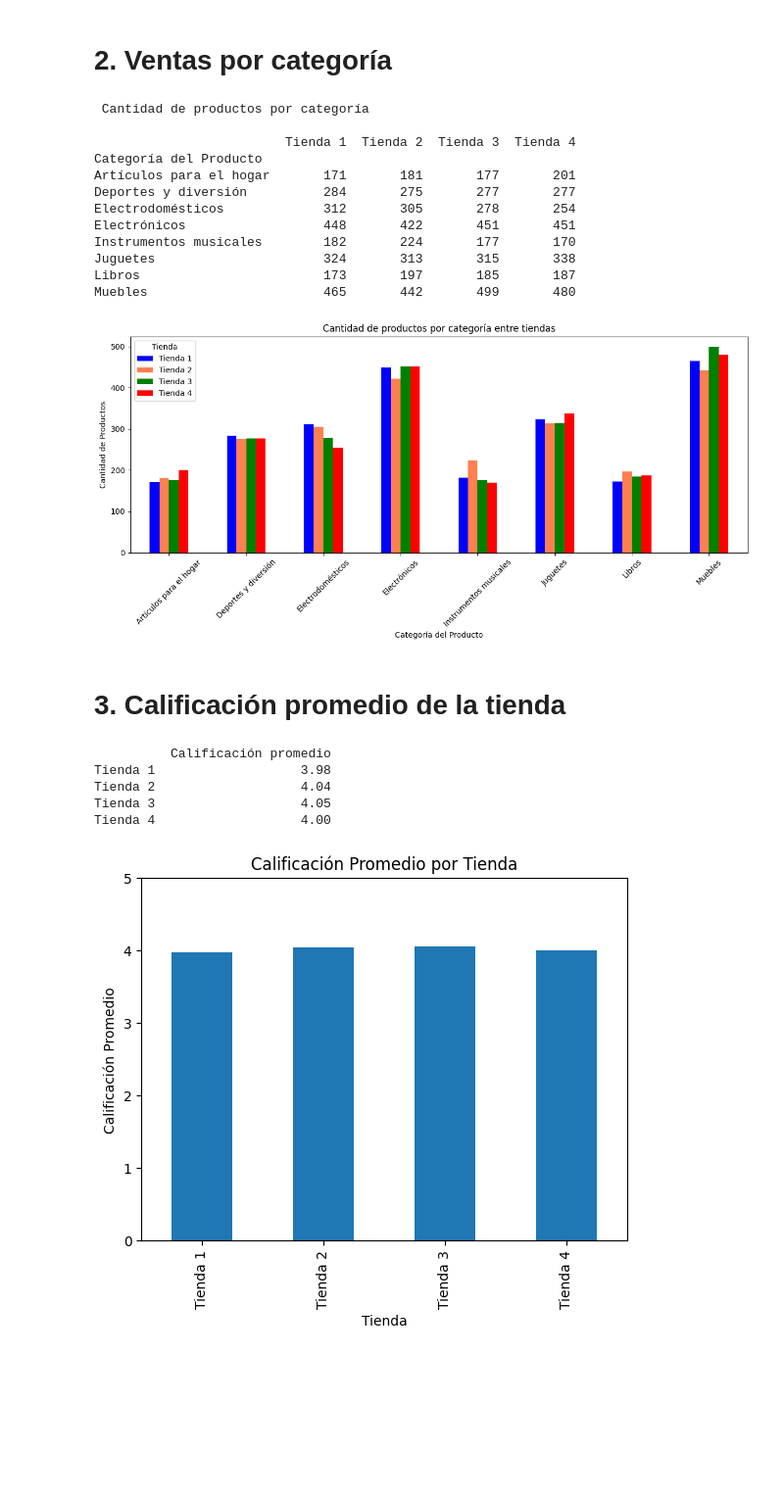
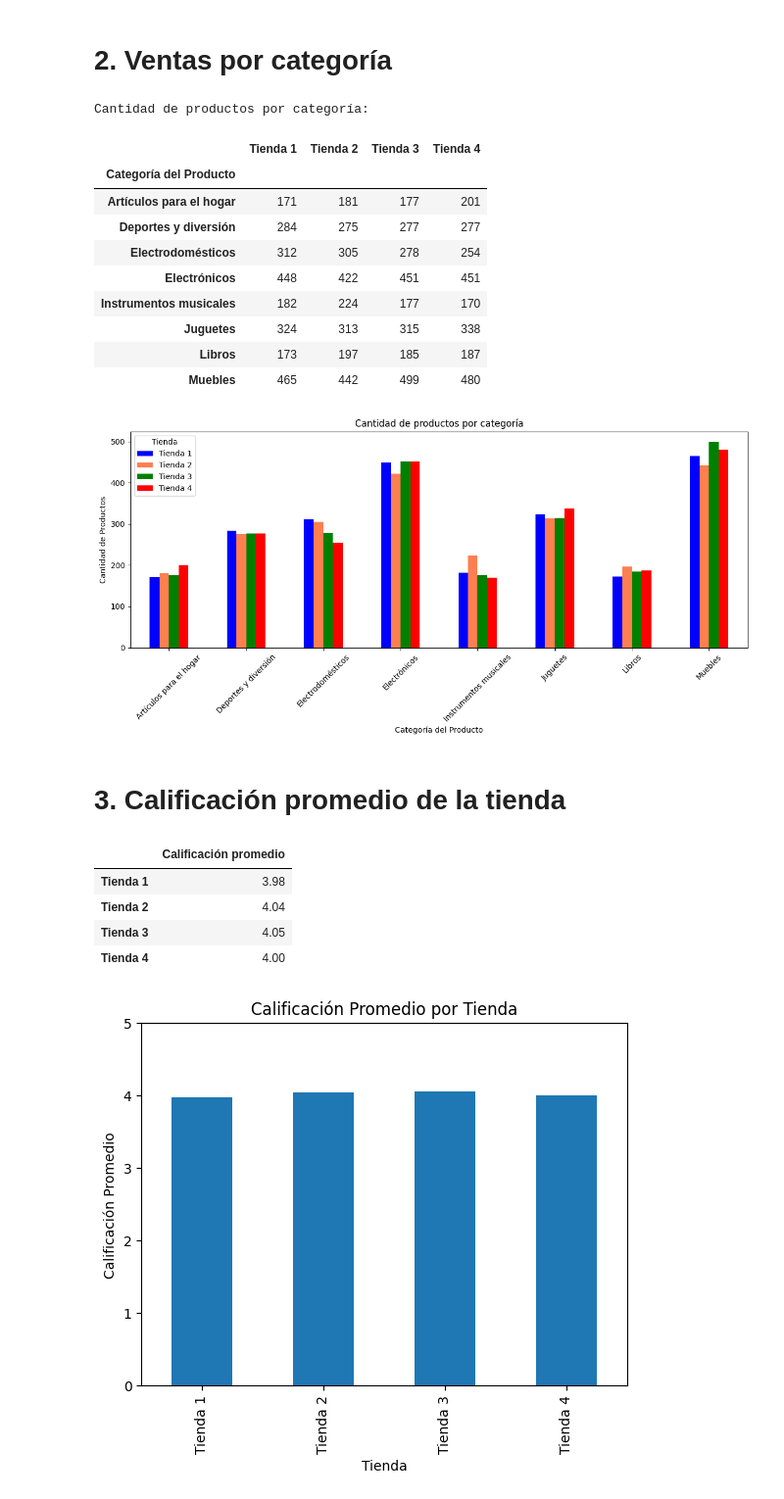
Before and after one commit to H31muth/Challenge1-data-science-latam, a Jupyter notebook: ChallengesManejoDtosPython.ipynb, the cells around one changed output. Shown: that part at 98% size. Drawn from its saved outputs; the diff is of its cells as text; code cells hidden in the pictures; blank space fills up the shorter version.

```diff
--- a/ChallengesManejoDtosPython.ipynb
+++ b/ChallengesManejoDtosPython.ipynb
@@ -74,52 +70,52 @@ tiendas = {'Tienda 1': tienda, 'Tienda 2': tienda2, 'Tienda 3': tienda3, 'Tienda
 graficar = {}   # Diccionario para guardar resumenes por Tienda y luego graficarlos
 # %%
 for nombre, df in tiendas.items():                                            # recorre el DF de cada tienda
-  SumaxCategoria = df.groupby('Categoría del Producto')['Producto'].count()   # groupby ordena el DF por categoría y luego los cuenta
-  resumen = SumaxCategoria.sort_values(ascending=False)                       # ordena las ventas de mayor a menor
-  graficar[nombre] = resumen                                                  # guarda el resumen en el diccionario graficar
-union_resumen=pd.DataFrame(graficar)
-print(f'\n\n Cantidad de productos por categoría \n')
-print(union_resumen)
+  SumaxCategoria = df.groupby('Categoría del Producto')['Producto'].count()   # groupby agrupa el DF por categoría y luego los cuenta
+  graficar[nombre] = SumaxCategoria                                           # guarda SumaxCategoria en el diccionario graficar, cada tienda (nombre) es una llave
+union_resumen=pd.DataFrame(graficar)                                          # cambia el diccionario a DF, donde las claves pasan a columnas y los valores (categorías) pasan a ser las filas
+print(f'\n\033[1mCantidad de productos por categoría:\033[0m\n')
+display(union_resumen)
 # %% [output]
- Cantidad de productos por categoría
-
-                         Tienda 1  Tienda 2  Tienda 3  Tienda 4
-Categoría del Producto
-Artículos para el hogar       171       181       177       201
-Deportes y diversión          284       275       277       277
-Electrodomésticos             312       305       278       254
-Electrónicos                  448       422       451       451
-Instrumentos musicales        182       224       177       170
-Juguetes                      324       313       315       338
-Libros                        173       197       185       187
-Muebles                       465       442       499       480
+Cantidad de productos por categoría:
+|  | Tienda 1 | Tienda 2 | Tienda 3 | Tienda 4 |
+| Categoría del Producto |  |  |  |  |
+| Artículos para el hogar | 171 | 181 | 177 | 201 |
+| Deportes y diversión | 284 | 275 | 277 | 277 |
+| Electrodomésticos | 312 | 305 | 278 | 254 |
+| Electrónicos | 448 | 422 | 451 | 451 |
+| Instrumentos musicales | 182 | 224 | 177 | 170 |
+| Juguetes | 324 | 313 | 315 | 338 |
+| Libros | 173 | 197 | 185 | 187 |
+| Muebles | 465 | 442 | 499 | 480 |
 # %%
 colores = ['blue', 'coral', 'green', 'red']      # distintos colores para diferenciar a cada tienda
 union_resumen.plot(kind='bar', figsize=(12, 6), color=colores)                       # cada barra representa una tienda, agrupadas por categoría
-plt.title('Cantidad de productos por categoría entre tiendas')
+plt.title('Cantidad de productos por categoría')
 plt.xlabel('Categoría del Producto')
 plt.ylabel('Cantidad de Productos')
 plt.xticks(rotation=45)                                                # gira las etiquetas
 plt.legend(title='Tienda')
 plt.tight_layout()                                                     # ajusta automáticamente el espaciado
 plt.show()
 # %% [output]
-[figure, old version]
+[figure, new version]
 # %% [markdown]
 # 3. Calificación promedio de la tienda
 # %%
 pd.reset_option('display.float_format')   # resetear formato global para que muestre decimales
 
-prom_calificaciones = {nombre: df['Calificación'].mean() for nombre, df in tiendas.items()}
-df_prom_calificaciones = pd.DataFrame.from_dict(prom_calificaciones, orient='index')  # diccionario se pasa a data frame para mejorar presentación y orden al imprimir en pantalla
-df_prom_calificaciones.columns = ['Calificación promedio']
-print(df_prom_calificaciones.round(2))
+prom_calificaciones = {nombre: df['Calificación'].mean() for nombre, df in tiendas.items()}   # diccionario con función mean() para calcular el promedio
+
+# diccionario prom_calificaciones se transforma en DF, donde las claves (tiendas) serán los índices del DF y los valores serán la columna llamada Calificación promedio
+df_prom_calificaciones = pd.DataFrame.from_dict(prom_calificaciones, orient='index', columns = ['Calificación promedio'])
+
+display(df_prom_calificaciones.round(2))
 # %% [output]
-          Calificación promedio
-Tienda 1                   3.98
-Tienda 2                   4.04
-Tienda 3                   4.05
-Tienda 4                   4.00
+|  | Calificación promedio |
+| Tienda 1 | 3.98 |
+| Tienda 2 | 4.04 |
+| Tienda 3 | 4.05 |
+| Tienda 4 | 4.00 |
 # %%
 df_prom_calificaciones.plot(kind='bar', legend=False)
 plt.title('Calificación Promedio por Tienda')
```
Also changed, not shown: parts of 4 cells of this notebook.
